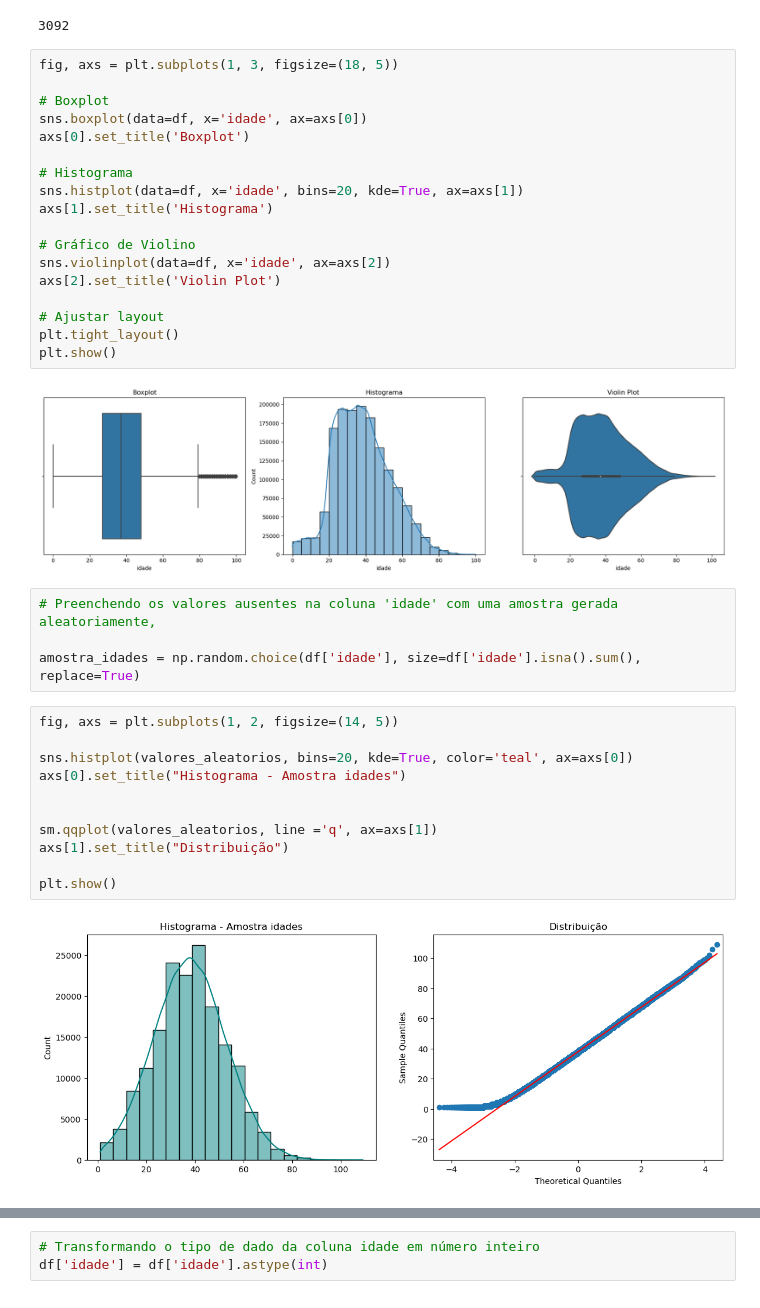
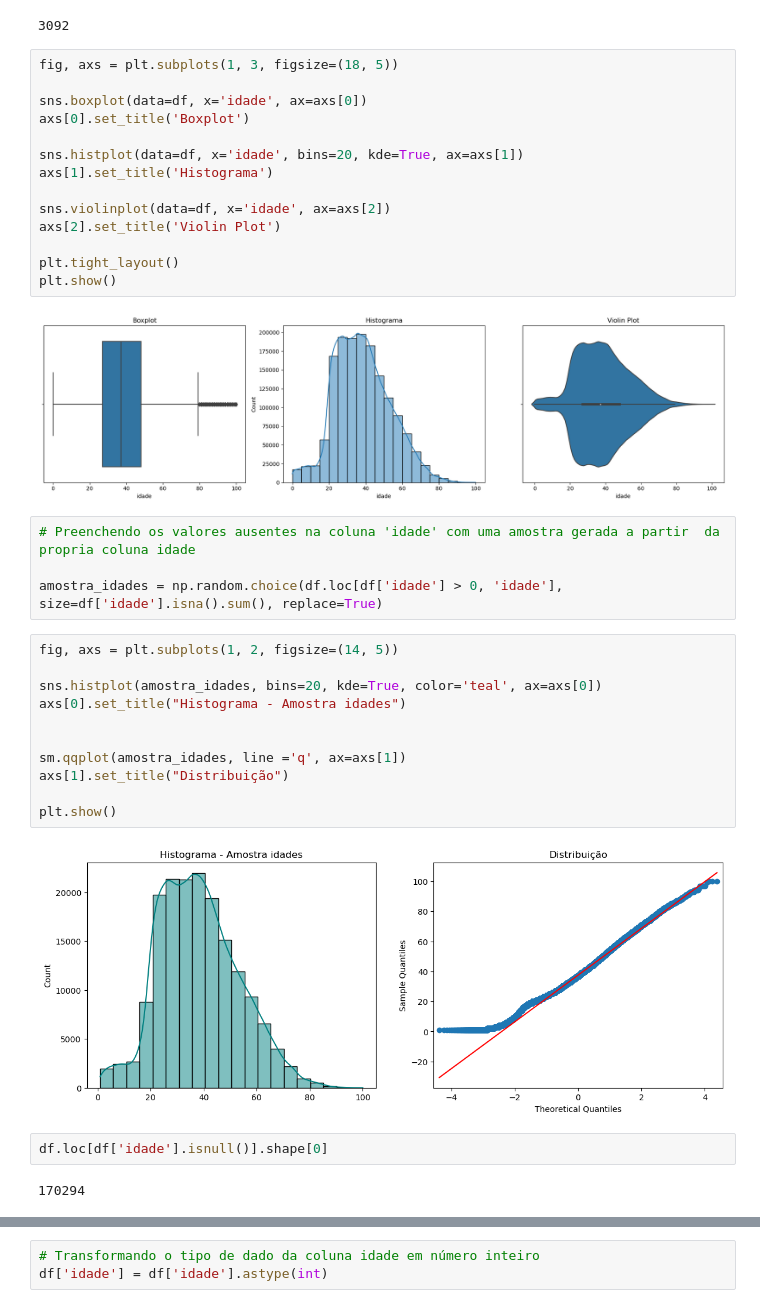
Before and after one commit to saulo-duarte/Data-Cleaning, a Jupyter notebook: Limpeza_Dados.ipynb, the cells around one changed output, grey strips where cells are left out. Cells and saved outputs as stored; diff of their text form.

Commit message:
Fix no algoritmo de geração de idades

```diff
--- a/Limpeza_Dados.ipynb
+++ b/Limpeza_Dados.ipynb
@@ -192,37 +224,37 @@ df.loc[df['idade'] == 0, 'idade'].count()
 # %%
 fig, axs = plt.subplots(1, 3, figsize=(18, 5))
 
-# Boxplot
 sns.boxplot(data=df, x='idade', ax=axs[0])
 axs[0].set_title('Boxplot')
 
-# Histograma
 sns.histplot(data=df, x='idade', bins=20, kde=True, ax=axs[1])
 axs[1].set_title('Histograma')
 
-# Gráfico de Violino
 sns.violinplot(data=df, x='idade', ax=axs[2])
 axs[2].set_title('Violin Plot')
 
-# Ajustar layout
 plt.tight_layout()
 plt.show()
 # %% [output]
 [figure]
 # %%
-# Preenchendo os valores ausentes na coluna 'idade' com uma amostra gerada aleatoriamente,
+# Preenchendo os valores ausentes na coluna 'idade' com uma amostra gerada a partir  da propria coluna idade
 
-amostra_idades = np.random.choice(df['idade'], size=df['idade'].isna().sum(), replace=True)
+amostra_idades = np.random.choice(df.loc[df['idade'] > 0, 'idade'], size=df['idade'].isna().sum(), replace=True)
 # %%
 fig, axs = plt.subplots(1, 2, figsize=(14, 5))
 
-sns.histplot(valores_aleatorios, bins=20, kde=True, color='teal', ax=axs[0])
+sns.histplot(amostra_idades, bins=20, kde=True, color='teal', ax=axs[0])
 axs[0].set_title("Histograma - Amostra idades")
 
 
-sm.qqplot(valores_aleatorios, line ='q', ax=axs[1])
+sm.qqplot(amostra_idades, line ='q', ax=axs[1])
 axs[1].set_title("Distribuição")
 
 plt.show()
 # %% [output]
-[figure, old version]
+[figure, new version]
+# %%
+df.loc[df['idade'].isnull()].shape[0]
+# %% [output]
+170294
```
Also changed, not shown: parts of 49 cells of this notebook.
